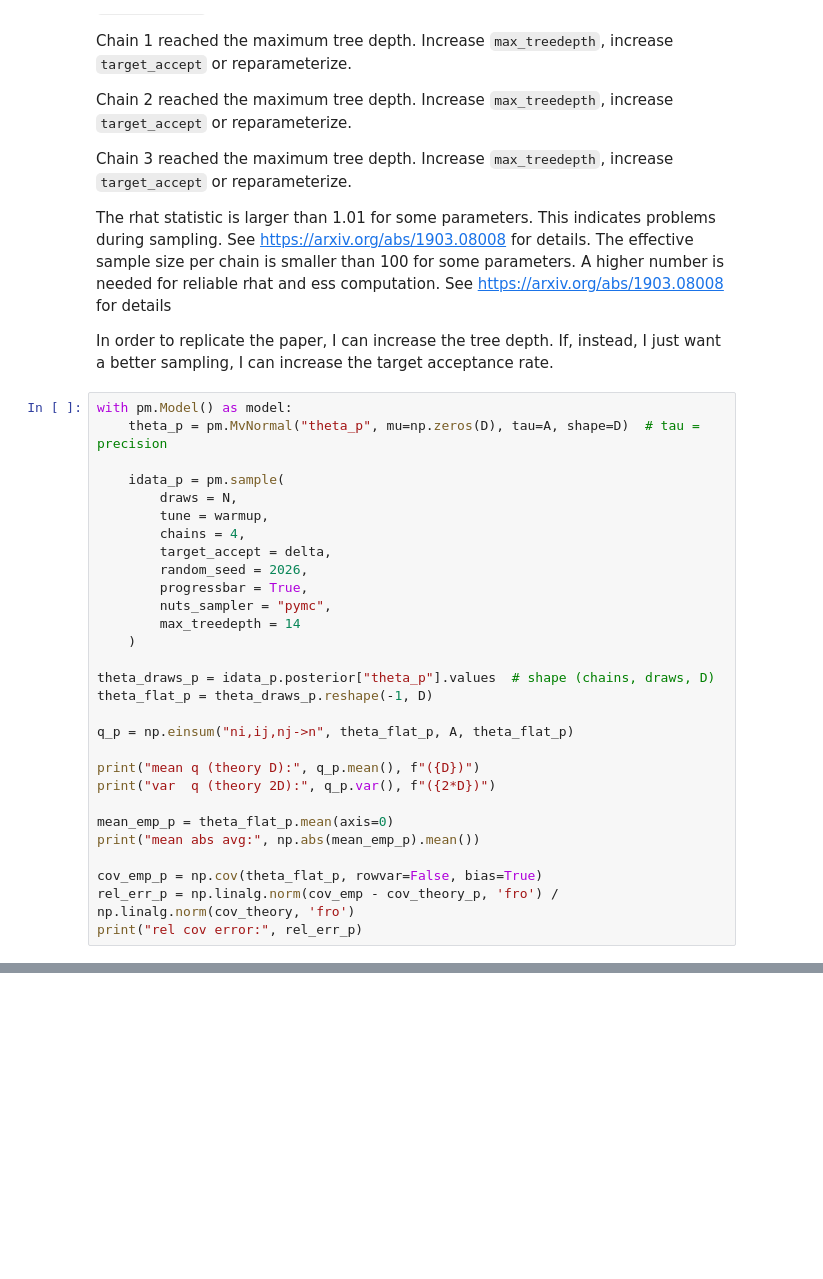
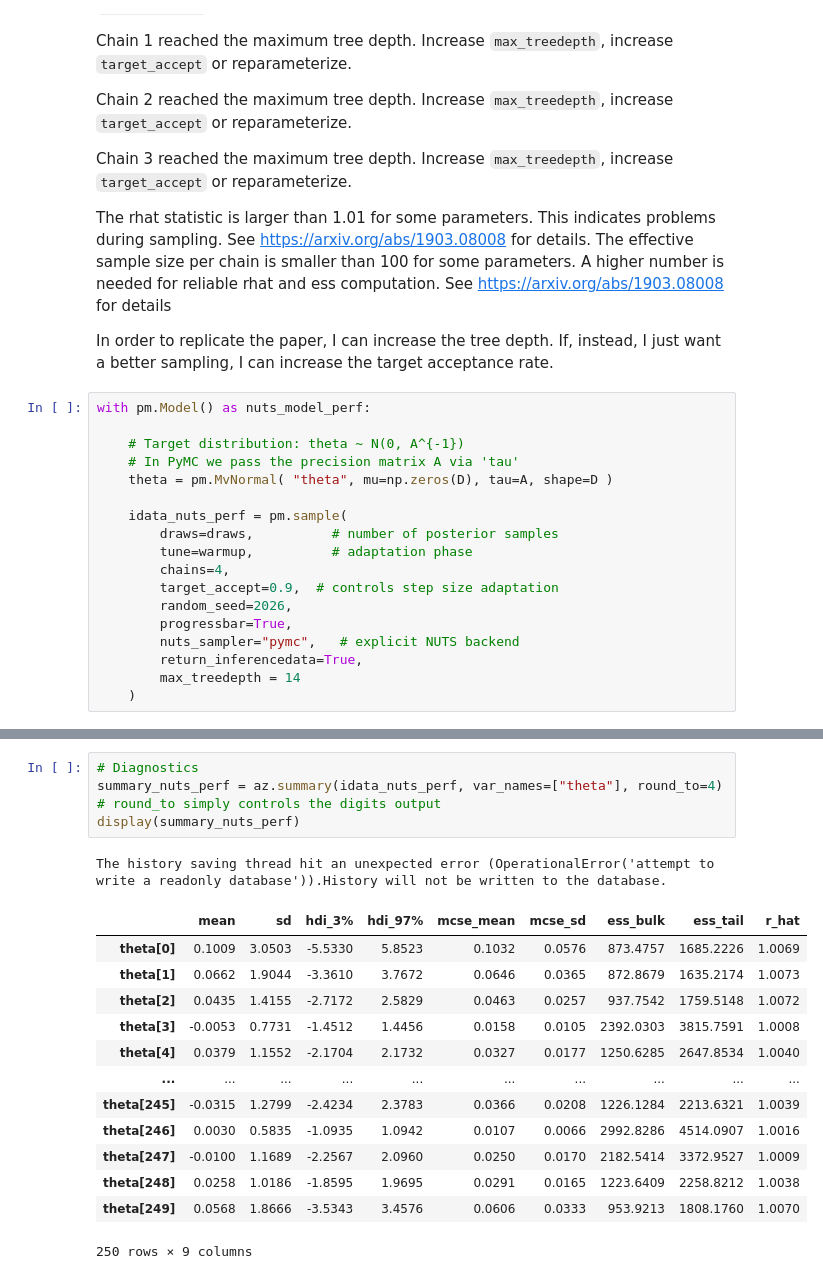
Before and after one commit to Mattia-Ponchio/Inference_Project, a Jupyter notebook: HMC_vs_NUTS - gaussian 250D.ipynb, the cells around one changed output, grey strips where cells are left out. Cells and saved outputs as stored; diff of their text form; blank space fills up the shorter version.

```diff
--- a/HMC_vs_NUTS - gaussian 250D.ipynb
+++ b/HMC_vs_NUTS - gaussian 250D.ipynb
@@ -385,32 +394,21 @@ The effective sample size per chain is smaller than 100 for some parameters.  A
 
 In order to replicate the paper, I can increase the tree depth. If, instead, I just want a better sampling, I can increase the target acceptance rate.
 # %%
-with pm.Model() as model:
-    theta_p = pm.MvNormal("theta_p", mu=np.zeros(D), tau=A, shape=D)  # tau = precision
+with pm.Model() as nuts_model_perf:
 
-    idata_p = pm.sample(
-        draws = N,
-        tune = warmup,
-        chains = 4,
-        target_accept = delta,
-        random_seed = 2026,
-        progressbar = True,
-        nuts_sampler = "pymc",
+    # Target distribution: theta ~ N(0, A^{-1})
+    # In PyMC we pass the precision matrix A via 'tau'
+    theta = pm.MvNormal( "theta", mu=np.zeros(D), tau=A, shape=D )
+
+    idata_nuts_perf = pm.sample(
+        draws=draws,          # number of posterior samples
+        tune=warmup,          # adaptation phase
+        chains=4,
+        target_accept=0.9,  # controls step size adaptation
+        random_seed=2026,
+        progressbar=True,
+        nuts_sampler="pymc",   # explicit NUTS backend
+        return_inferencedata=True,
         max_treedepth = 14
     )
-
-theta_draws_p = idata_p.posterior["theta_p"].values  # shape (chains, draws, D)
-theta_flat_p = theta_draws_p.reshape(-1, D)
-
-q_p = np.einsum("ni,ij,nj->n", theta_flat_p, A, theta_flat_p)
-
-print("mean q (theory D):", q_p.mean(), f"({D})")
-print("var  q (theory 2D):", q_p.var(), f"({2*D})")
-
-mean_emp_p = theta_flat_p.mean(axis=0)
-print("mean abs avg:", np.abs(mean_emp_p).mean())
-
-cov_emp_p = np.cov(theta_flat_p, rowvar=False, bias=True)
-rel_err_p = np.linalg.norm(cov_emp - cov_theory_p, 'fro') / np.linalg.norm(cov_theory, 'fro')
-print("rel cov error:", rel_err_p)
 # %% [output]
@@ -453,0 +433,19 @@ print("rel cov error:", rel_err)
+# %%
+# Diagnostics
+summary_nuts_perf = az.summary(idata_nuts_perf, var_names=["theta"], round_to=4) # round_to simply controls the digits output
+display(summary_nuts_perf)
+# %% [output]
+The history saving thread hit an unexpected error (OperationalError('attempt to write a readonly database')).History will not be written to the database.
+|  | mean | sd | hdi_3% | hdi_97% | mcse_mean | mcse_sd | ess_bulk | ess_tail | r_hat |
+| theta[0] | 0.1009 | 3.0503 | -5.5330 | 5.8523 | 0.1032 | 0.0576 | 873.4757 | 1685.2226 | 1.0069 |
+| theta[1] | 0.0662 | 1.9044 | -3.3610 | 3.7672 | 0.0646 | 0.0365 | 872.8679 | 1635.2174 | 1.0073 |
+| theta[2] | 0.0435 | 1.4155 | -2.7172 | 2.5829 | 0.0463 | 0.0257 | 937.7542 | 1759.5148 | 1.0072 |
+| theta[3] | -0.0053 | 0.7731 | -1.4512 | 1.4456 | 0.0158 | 0.0105 | 2392.0303 | 3815.7591 | 1.0008 |
+| theta[4] | 0.0379 | 1.1552 | -2.1704 | 2.1732 | 0.0327 | 0.0177 | 1250.6285 | 2647.8534 | 1.0040 |
+| ... | ... | ... | ... | ... | ... | ... | ... | ... | ... |
+| theta[245] | -0.0315 | 1.2799 | -2.4234 | 2.3783 | 0.0366 | 0.0208 | 1226.1284 | 2213.6321 | 1.0039 |
+| theta[246] | 0.0030 | 0.5835 | -1.0935 | 1.0942 | 0.0107 | 0.0066 | 2992.8286 | 4514.0907 | 1.0016 |
+| theta[247] | -0.0100 | 1.1689 | -2.2567 | 2.0960 | 0.0250 | 0.0170 | 2182.5414 | 3372.9527 | 1.0009 |
+| theta[248] | 0.0258 | 1.0186 | -1.8595 | 1.9695 | 0.0291 | 0.0165 | 1223.6409 | 2258.8212 | 1.0038 |
+| theta[249] | 0.0568 | 1.8666 | -3.5343 | 3.4576 | 0.0606 | 0.0333 | 953.9213 | 1808.1760 | 1.0070 |
+250 rows × 9 columns
```
Also changed, not shown: parts of 12 cells of this notebook.
